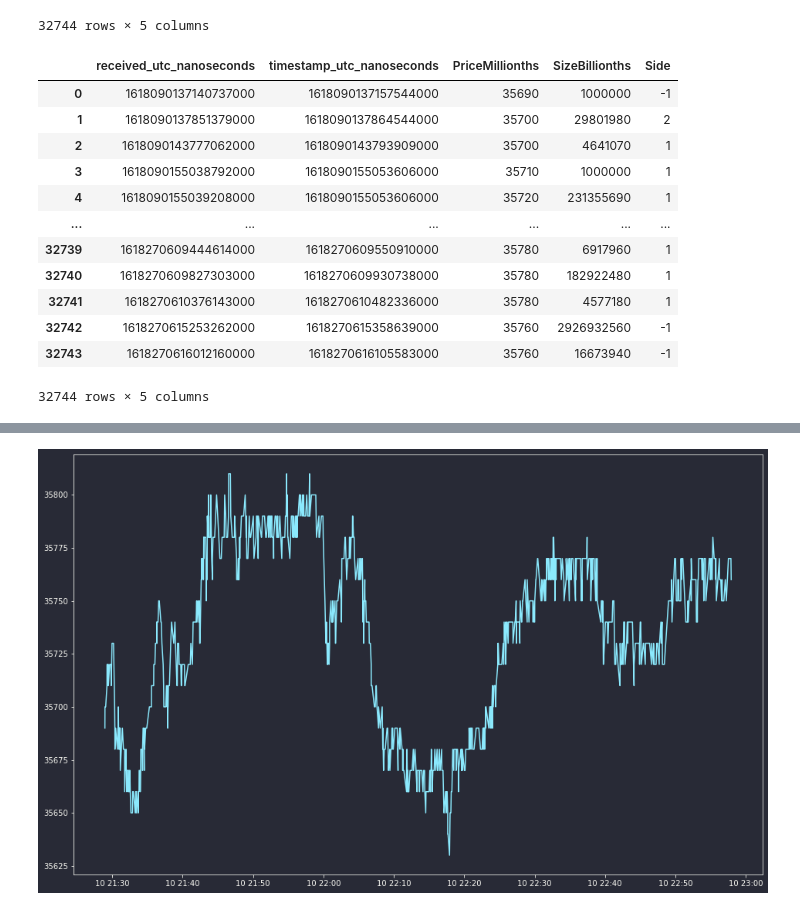
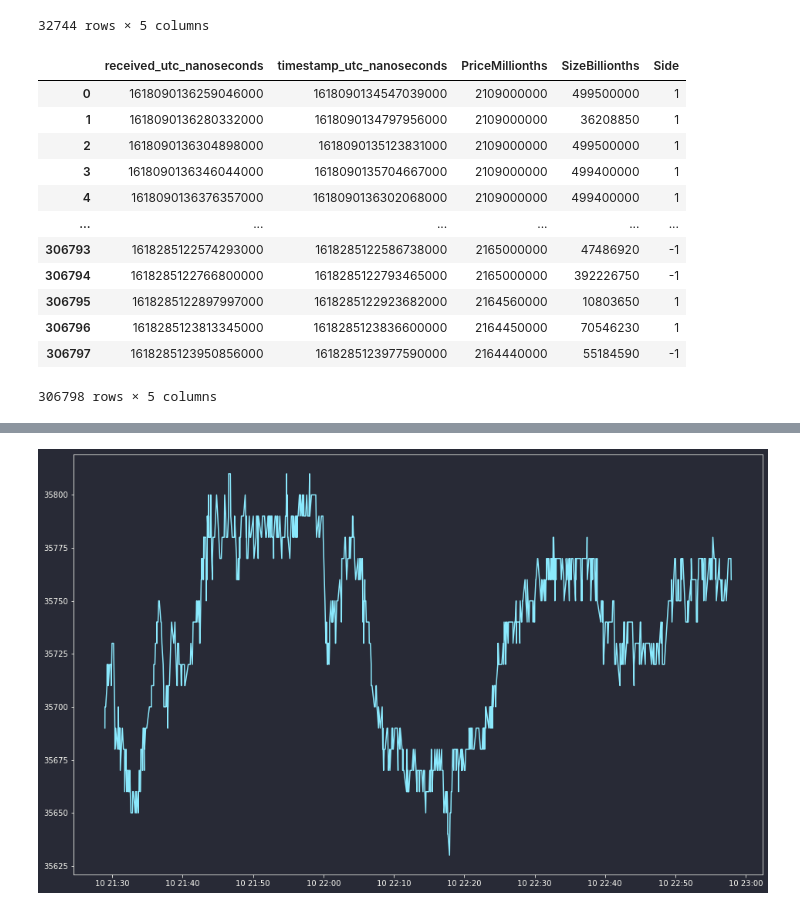
Before and after one commit to philipwlee/regquant, a Jupyter notebook: hw4_flow/hw4_flow_philip_lee_12129240.ipynb, the cells around one changed output, grey strips where cells are left out. Cells and saved outputs as stored; diff of their text form; code cells hidden in the pictures.

```diff
--- a/hw4_flow/hw4_flow_philip_lee_12129240.ipynb
+++ b/hw4_flow/hw4_flow_philip_lee_12129240.ipynb
@@ -31,7 +31,9 @@ for filename in os.listdir(DATADIR):
 
     if filename[:6]=="trades":
         trades[pair] = pd.read_csv(DATADIR + filename, compression="gzip", sep='\t')
-    elif filename[:4]=="book":
-        pass
+    elif filename[:4]=="book": pass
+        # books[pair] = pd.read_csv(DATADIR + filename, compression="gzip", sep='\t')
     else:
         print(f"Not reading {filename}")
+
+print(trades.keys())
@@ -52,19 +60,19 @@ trades["ETH-BTC"]
 | 32743 | 1618270616012160000 | 1618270616105583000 | 35760 | 16673940 | -1 |
 32744 rows × 5 columns
 # %%
-trd_raw = trades["ETH-BTC"]
+trd_raw = trades["ETH-USD"]
 trd_raw
 # %% [output]
 |  | received_utc_nanoseconds | timestamp_utc_nanoseconds | PriceMillionths | SizeBillionths | Side |
-| 0 | 1618090137140737000 | 1618090137157544000 | 35690 | 1000000 | -1 |
-| 1 | 1618090137851379000 | 1618090137864544000 | 35700 | 29801980 | 2 |
-| 2 | 1618090143777062000 | 1618090143793909000 | 35700 | 4641070 | 1 |
-| 3 | 1618090155038792000 | 1618090155053606000 | 35710 | 1000000 | 1 |
-| 4 | 1618090155039208000 | 1618090155053606000 | 35720 | 231355690 | 1 |
+| 0 | 1618090136259046000 | 1618090134547039000 | 2109000000 | 499500000 | 1 |
+| 1 | 1618090136280332000 | 1618090134797956000 | 2109000000 | 36208850 | 1 |
+| 2 | 1618090136304898000 | 1618090135123831000 | 2109000000 | 499500000 | 1 |
+| 3 | 1618090136346044000 | 1618090135704667000 | 2109000000 | 499400000 | 1 |
+| 4 | 1618090136376357000 | 1618090136302068000 | 2109000000 | 499400000 | 1 |
 | ... | ... | ... | ... | ... | ... |
-| 32739 | 1618270609444614000 | 1618270609550910000 | 35780 | 6917960 | 1 |
-| 32740 | 1618270609827303000 | 1618270609930738000 | 35780 | 182922480 | 1 |
-| 32741 | 1618270610376143000 | 1618270610482336000 | 35780 | 4577180 | 1 |
-| 32742 | 1618270615253262000 | 1618270615358639000 | 35760 | 2926932560 | -1 |
-| 32743 | 1618270616012160000 | 1618270616105583000 | 35760 | 16673940 | -1 |
+| 306793 | 1618285122574293000 | 1618285122586738000 | 2165000000 | 47486920 | -1 |
+| 306794 | 1618285122766800000 | 1618285122793465000 | 2165000000 | 392226750 | -1 |
+| 306795 | 1618285122897997000 | 1618285122923682000 | 2164560000 | 10803650 | 1 |
+| 306796 | 1618285123813345000 | 1618285123836600000 | 2164450000 | 70546230 | 1 |
+| 306797 | 1618285123950856000 | 1618285123977590000 | 2164440000 | 55184590 | -1 |
-32744 rows × 5 columns
+306798 rows × 5 columns
```
Also changed, not shown: parts of 9 cells of this notebook.
